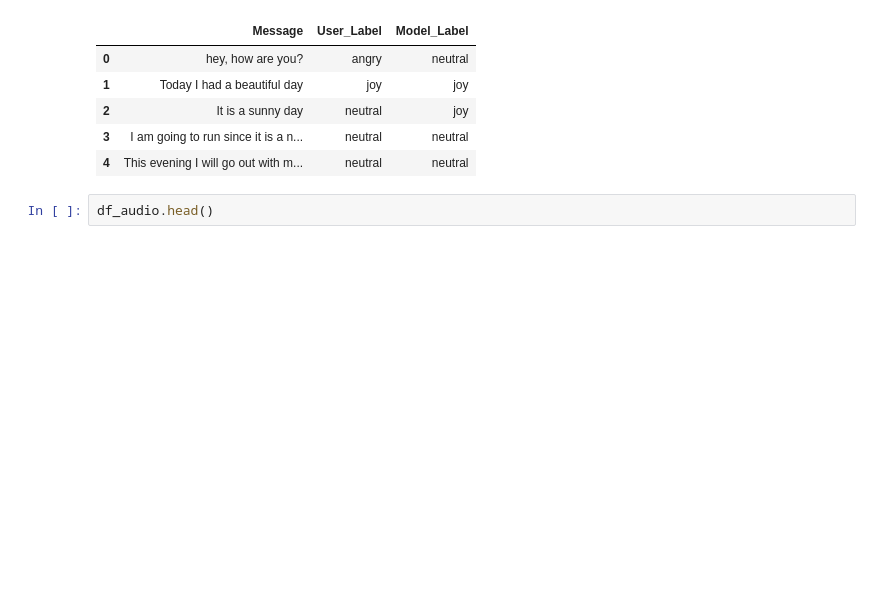
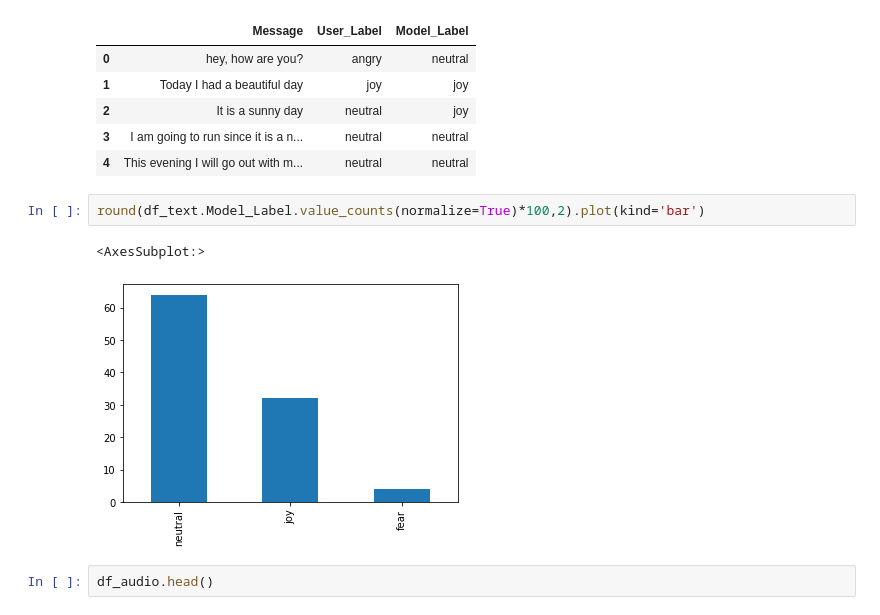
Before and after one commit to gerti98/MobileProject, a Jupyter notebook: ExperimentalAnalysis/ModelAnalysis/ModelAnalysis.ipynb, the cells around one changed output. Saved outputs shown, nothing was run; the diff lists cells and outputs as text; blank space fills up the shorter version.

Commit message:
Wrote model info in the doc and added some func to the model analysis

```diff
--- a/ExperimentalAnalysis/ModelAnalysis/ModelAnalysis.ipynb
+++ b/ExperimentalAnalysis/ModelAnalysis/ModelAnalysis.ipynb
@@ -18,6 +20,11 @@ df_text.head()
 | 2 | It is a sunny day | neutral | joy |
 | 3 | I am going to run since it is a n... | neutral | neutral |
 | 4 | This evening I will go out with m... | neutral | neutral |
+# %%
+round(df_text.Model_Label.value_counts(normalize=True)*100,2).plot(kind='bar')
+# %% [output]
+<AxesSubplot:>
+[figure, added]
 # %%
 df_audio.head()
 # %% [output]
```
Also changed, not shown: parts of 15 cells of this notebook, 3 other files.
